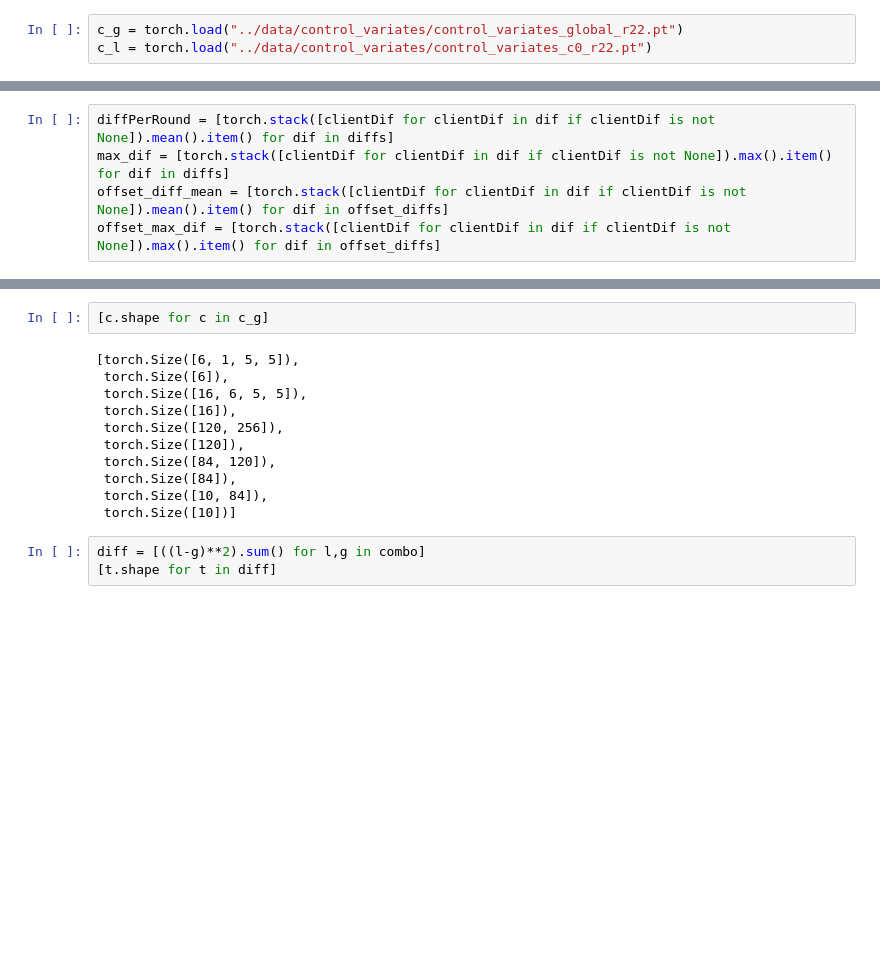
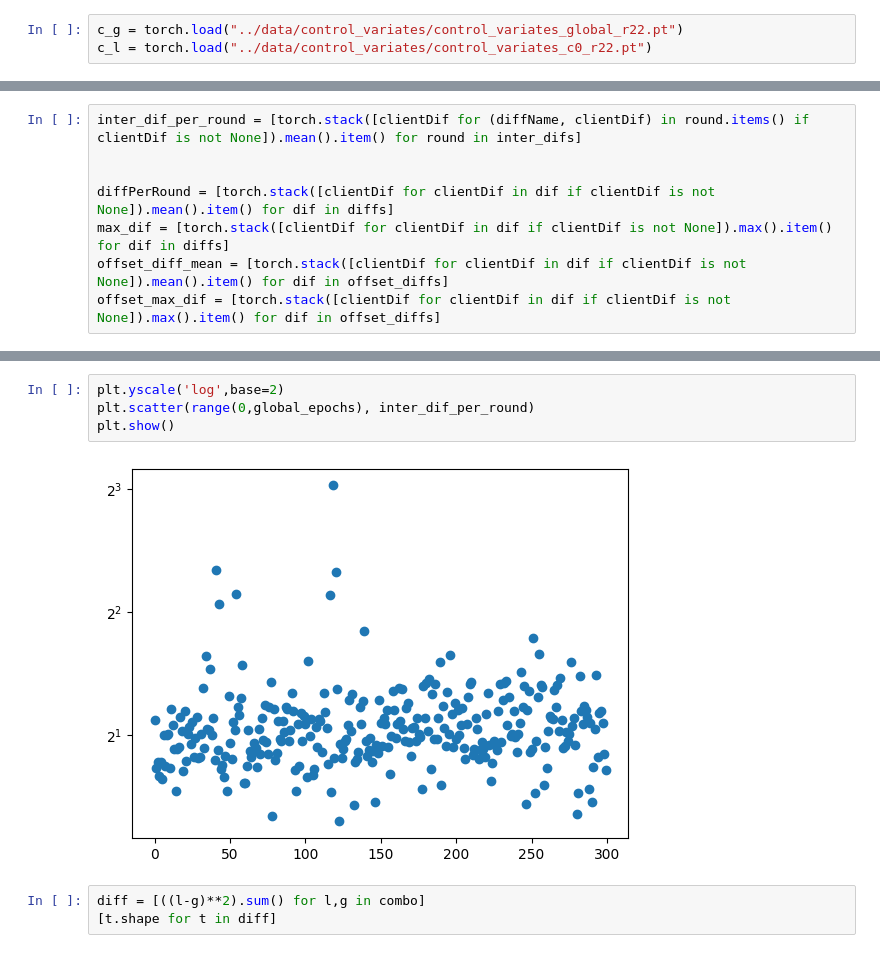
Before and after one commit to martinio1448/SCAFFOLD-PyTorch, a Jupyter notebook: src/read.ipynb, the cells around one changed output, grey strips where cells are left out. Saved outputs shown, nothing was run; the diff lists cells and outputs as text; blank space fills up the shorter version.

```diff
--- a/src/read.ipynb
+++ b/src/read.ipynb
@@ -58,4 +46,7 @@ offset_diffs = [[tryMean(c_g[i], c_l) for c_l in variates[i+1]] for i in range(0
 # %%
+inter_dif_per_round = [torch.stack([clientDif for (diffName, clientDif) in round.items() if clientDif is not None]).mean().item() for round in inter_difs]
+
+
 diffPerRound = [torch.stack([clientDif for clientDif in dif if clientDif is not None]).mean().item() for dif in diffs]
 max_dif = [torch.stack([clientDif for clientDif in dif if clientDif is not None]).max().item() for dif in diffs]
 offset_diff_mean = [torch.stack([clientDif for clientDif in dif if clientDif is not None]).mean().item() for dif in offset_diffs]
@@ -99,16 +70,9 @@ plt.show()
-# %%
-[c.shape for c in c_g]
-# %% [output]
-[torch.Size([6, 1, 5, 5]),
- torch.Size([6]),
- torch.Size([16, 6, 5, 5]),
- torch.Size([16]),
- torch.Size([120, 256]),
- torch.Size([120]),
- torch.Size([84, 120]),
- torch.Size([84]),
- torch.Size([10, 84]),
- torch.Size([10])]
+# %%
+plt.yscale('log',base=2)
+plt.scatter(range(0,global_epochs), inter_dif_per_round)
+plt.show()
+# %% [output]
+[figure, added]
 # %%
 diff = [((l-g)**2).sum() for l,g in combo]
 [t.shape for t in diff]
```
Also changed, not shown: parts of 8 cells of this notebook.
